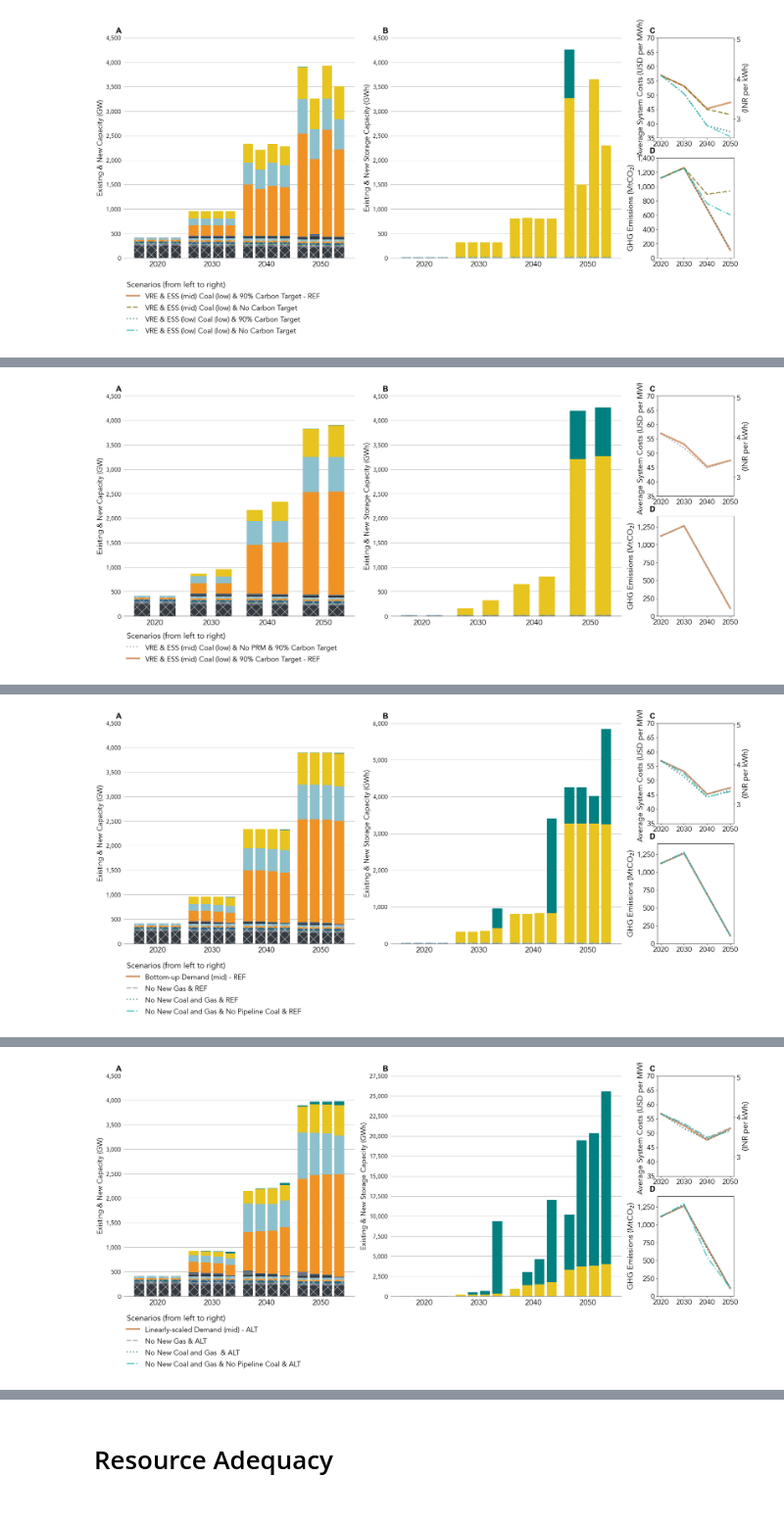
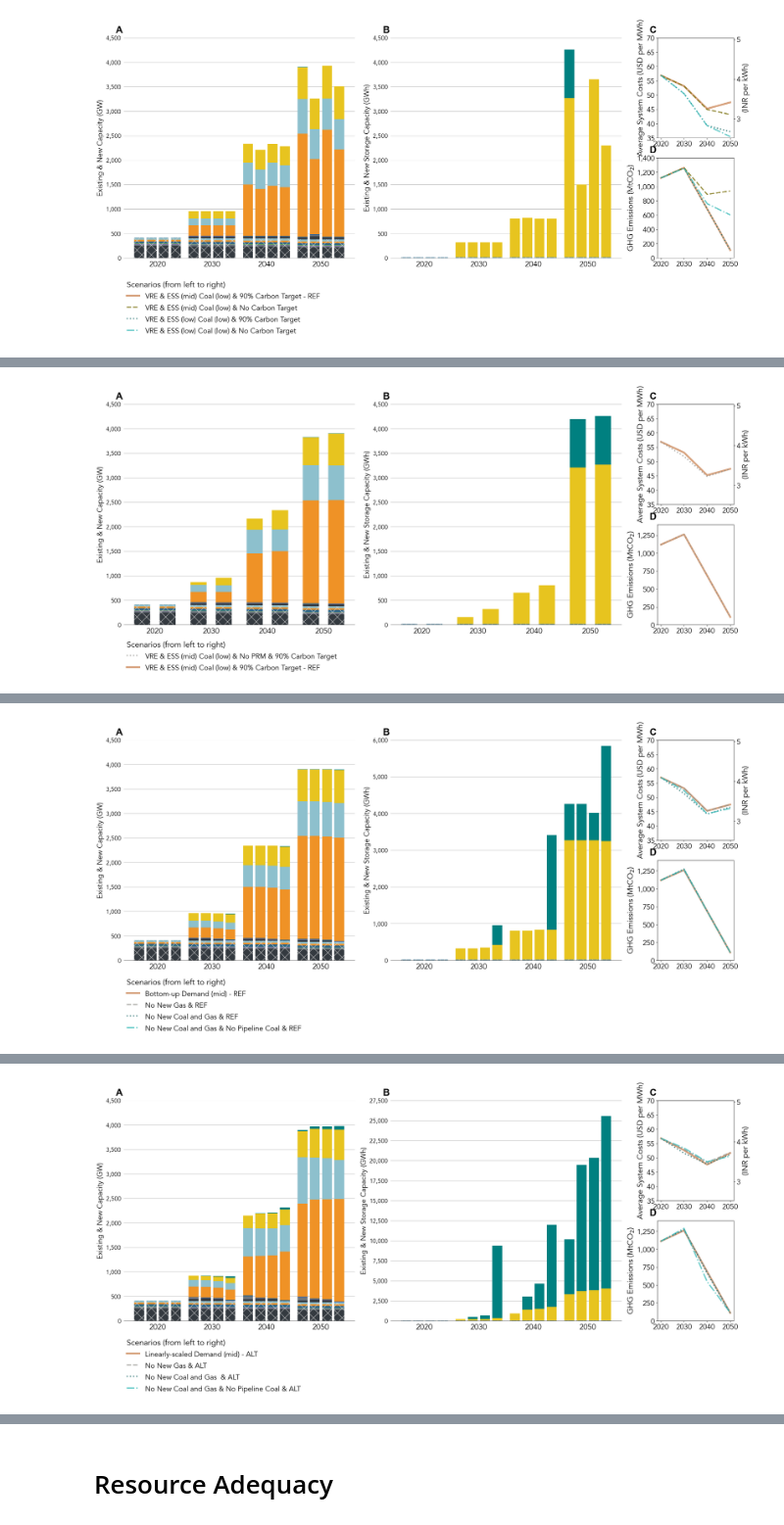
Before and after one commit to cetlab-ucsb/gridpath_india_viz, a Jupyter notebook: notebooks/system-capacity_summary.ipynb, the cells around one changed output, grey strips where cells are left out. Shown at 98% size. Cells and saved outputs as stored; diff of their text form; code cells hidden in the pictures.

```diff
--- a/notebooks/system-capacity_summary.ipynb
+++ b/notebooks/system-capacity_summary.ipynb
@@ -235,7 +234,7 @@ fig, _ax = plt.subplot_mosaic([['A', 'B', 'C'],
 for label, ax in _ax.items():
     ax.text(0.0, 1.0, label,
             transform = (ax.transAxes + ScaledTranslation(-20/72, +7/72, fig.dpi_scale_trans)),
-            fontsize = 20,
+            fontsize = 24,
             weight = "bold",
             va = 'bottom',
             family = 'Arial')
@@ -341,7 +340,7 @@ fig, _ax = plt.subplot_mosaic([['A', 'B', 'C'],
 for label, ax in _ax.items():
     ax.text(0.0, 1.0, label,
             transform = (ax.transAxes + ScaledTranslation(-20/72, +7/72, fig.dpi_scale_trans)),
-            fontsize = 20,
+            fontsize = 24,
             weight = "bold",
             va = 'bottom',
             family = 'Arial')
@@ -447,7 +446,7 @@ fig, _ax = plt.subplot_mosaic([['A', 'B', 'C'],
 for label, ax in _ax.items():
     ax.text(0.0, 1.0, label,
             transform = (ax.transAxes + ScaledTranslation(-20/72, +7/72, fig.dpi_scale_trans)),
-            fontsize  = 20,
+            fontsize  = 24,
             weight = "bold",
             va = 'bottom',
             family = 'Arial')
@@ -496,7 +495,7 @@ plt.savefig(path_to_images + '/SI-additional_4-capacity_summary.png',
 
 plt.show()
 # %% [output]
-[figure, old version]
+[figure, new version]
 # %%
 scen_group = 'additional_5'
 
@@ -562,7 +561,7 @@ fig, _ax = plt.subplot_mosaic([['A', 'B', 'C'],
 for label, ax in _ax.items():
     ax.text(0.0, 1.0, label,
             transform = (ax.transAxes + ScaledTranslation(-20/72, +7/72, fig.dpi_scale_trans)),
-            fontsize = 20,
+            fontsize = 24,
             weight = "bold",
             va = 'bottom',
             family = 'Arial')
@@ -611,7 +610,7 @@ plt.savefig(path_to_images + '/SI-additional_5-capacity_summary.png',
 
 plt.show()
 # %% [output]
-[figure, old version]
+[figure, new version]
 # %%
 scen_group = 'additional_6'
 
@@ -677,7 +676,7 @@ fig, _ax = plt.subplot_mosaic([['A', 'B', 'C'],
 for label, ax in _ax.items():
     ax.text(0.0, 1.0, label,
             transform = (ax.transAxes + ScaledTranslation(-20/72, +7/72, fig.dpi_scale_trans)),
-            fontsize = 20,
+            fontsize = 24,
             weight = "bold",
             va = 'bottom',
             family = 'Arial')
@@ -699,31 +698,31 @@ df_2_['scen_labels']['marker'] = None
 # Plot the average cost of electricity for different scenarios
 viz._plot_average_cost(_ax['C'], df_2_['system_cost'], df_2_['demand'], df_2_['scen_labels'],
                        y_min = 35,
                        y_max = 70,
                        legend = False)
 
 # Plot GHG emissions for different scenarios
 viz._plot_carbon_emissions(_ax['D'], df_2_['emissions'], df_2_['scen_labels'],
                            y_min = 0,
                            y_max = 1400,
                            legend = False)
 
 leg = _ax['D'].legend(title = 'Scenarios (from left to right)',
                       handlelength = 1.75,
                       loc = (-7., -0.75),
                       frameon = False,
                       title_fontsize = 20,
                       prop = {'size': 18})
 
 leg._legend_box.align = "left"
 
 plt.savefig(path_to_images + '/SI-additional_6-capacity_summary.pdf',
             bbox_inches = 'tight')
 
 plt.savefig(path_to_images + '/SI-additional_6-capacity_summary.png',
             bbox_inches = 'tight',
             dpi = 600)
 
 plt.show()
 # %% [output]
-[figure, old version]
+[figure, new version]
```
Also changed, not shown: parts of 6 cells of this notebook, 8 other files.
